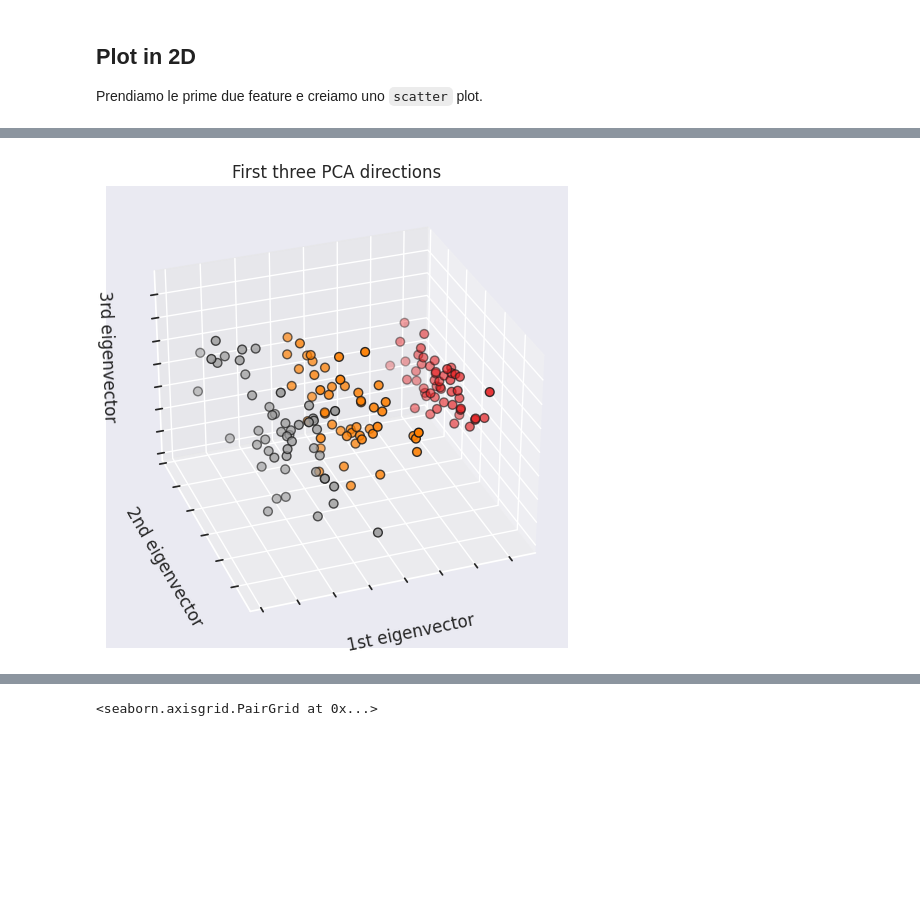
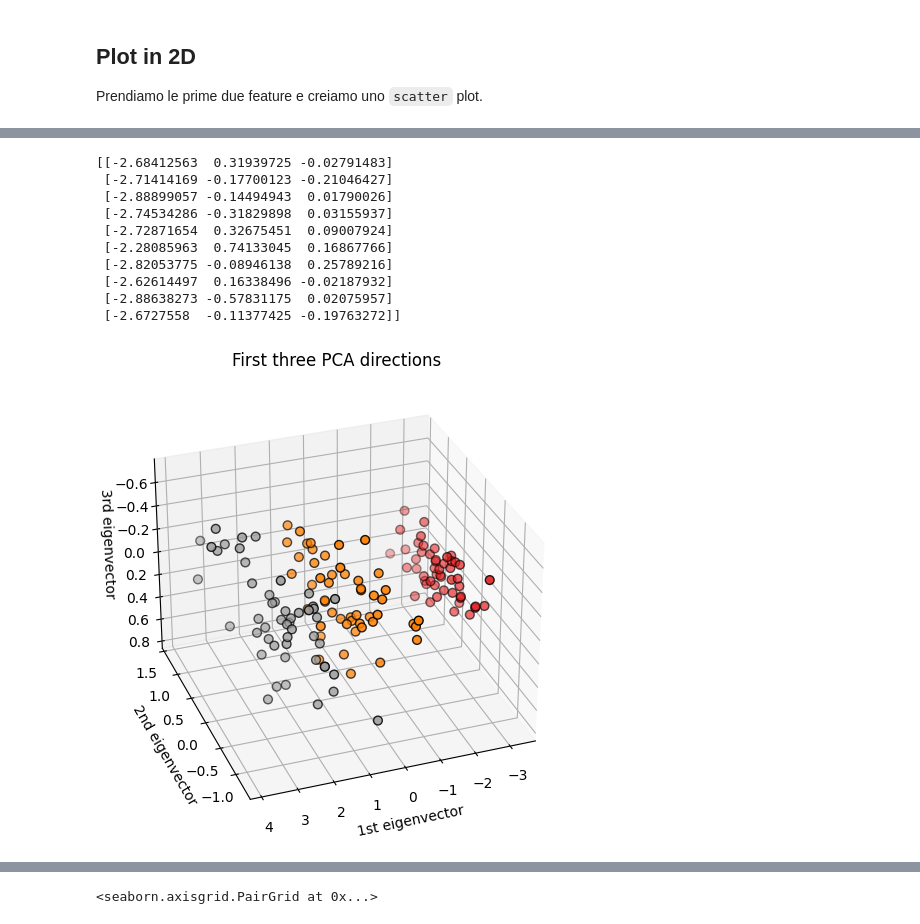
Before and after one commit to redjack96/CodiceML, a Jupyter notebook: src/esercitazioni/[WMIR]01_esercitazione_knn_iris.ipynb, the cells around one changed output, grey strips where cells are left out. Drawn from its saved outputs; the diff is of its cells as text; code cells hidden in the pictures; blank space fills up the shorter version.

```diff
--- a/src/esercitazioni/[WMIR]01_esercitazione_knn_iris.ipynb
+++ b/src/esercitazioni/[WMIR]01_esercitazione_knn_iris.ipynb
@@ -93,30 +95,43 @@ Applichiamo la PCA (Principal Component Analysis) per ottenere le feature più s
 # %%
 # To get a better understanding of interaction of the dimensions
 # plot the first three PCA dimensions
 fig = plt.figure(1, figsize=(8, 6))
 ax = fig.add_subplot(111, projection="3d", elev=-150, azim=110)
+# azim = angolo azimutale, permette di ruotare sull'asse verticale (dello schermo) - esempio palo barbiere
+# elev = ancolo di elevazione, permette di ruotare sull'asse orizzontale (dello schermo) - esempio pollo arrosto
 
-# eseguiamo una feature selection PCA prendendo le prime 3 componenti (delle 4) sul dataset, e poi togliamo la meno utile.
+# eseguiamo una feature selection PCA prendendo le prime 3 feature (delle 4) sul dataset, e togliamo la meno utile.
 X_reduced = PCA(n_components=3).fit_transform(iris.data)
+print(X_reduced[:10, :])
 ax.scatter(
     X_reduced[:, 0], # la prima migliore feature
     X_reduced[:, 1], # la seconda miglior feature
     X_reduced[:, 2], # la terza
     c=y, # numero di colori. Può essere anche altro, ma qui usiamo un intero.
     cmap=plt.cm.Set1,
     edgecolor="k",
     s=40,
 )
 # imposta i titoli e toglie i ticks
 ax.set_title("First three PCA directions")
-ax.set_xlabel("1st eigenvector")
-ax.xaxis.set_ticklabels([])
+ax.set_xlabel("1st eigenvector") # autovettori
+# ax.xaxis.set_ticklabels([])
 ax.set_ylabel("2nd eigenvector")
-ax.yaxis.set_ticklabels([])
+# ax.yaxis.set_ticklabels([])
 ax.set_zlabel("3rd eigenvector")
-ax.zaxis.set_ticklabels([])
+# ax.zaxis.set_ticklabels([])
 
 plt.show()
 # %% [output]
+[[-2.68412563  0.31939725 -0.02791483]
+ [-2.71414169 -0.17700123 -0.21046427]
+ [-2.88899057 -0.14494943  0.01790026]
+ [-2.74534286 -0.31829898  0.03155937]
+ [-2.72871654  0.32675451  0.09007924]
+ [-2.28085963  0.74133045  0.16867766]
+ [-2.82053775 -0.08946138  0.25789216]
+ [-2.62614497  0.16338496 -0.02187932]
+ [-2.88638273 -0.57831175  0.02075957]
+ [-2.6727558  -0.11377425 -0.19763272]]
-[figure, old version]
+[figure, new version]
 # %%
```
Also changed, not shown: parts of 13 cells of this notebook, 2 other files.
